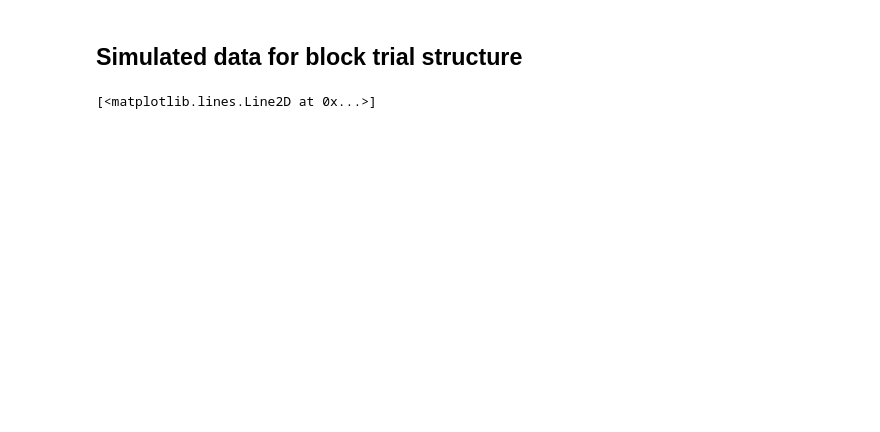
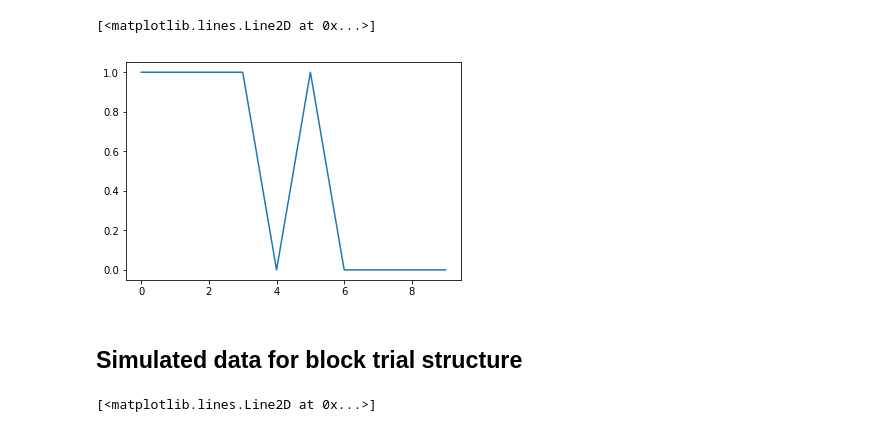
Before and after one commit to nhat-le/6-435-project, a Jupyter notebook: behrens_simulation.ipynb, the cells around one changed output. Saved outputs shown, nothing was run; the diff lists cells and outputs as text; code cells hidden in the pictures; blank space fills up the shorter version.

```diff
--- a/behrens_simulation.ipynb
+++ b/behrens_simulation.ipynb
@@ -9,0 +12,19 @@ from numba import jit
+# %%
+N = 10
+vsim = np.zeros(N)
+rsim = np.zeros(N)
+ysim = np.zeros(N)
+
+k = 0
+vsim[0] = np.random.rand() * 6 - 3
+rsim[0] = np.random.rand()
+ysim[0] = np.random.rand() < rsim[0]
+
+for i in range(1, N):
+    vsim[i] = np.random.normal(vsim[i - 1], np.exp(k))
+    r_candidate = -1
+    while r_candidate < 0 or r_candidate > 1:
+        print(i, vsim[i])
+        r_candidate = np.random.normal(rsim[i - 1], np.exp(vsim[i]))
+    rsim[i] = r_candidate
+    ysim[i] = np.random.rand() < rsim[i]
@@ -10,3 +49,8 @@ from numba import jit
+# %%
+plt.plot(ysim)
+# %% [output]
+[<matplotlib.lines.Line2D at 0x...>]
+[figure, added]
 # %% [markdown]
 ## Simulated data for block trial structure
 # %%
```
Also changed, not shown: parts of 21 cells of this notebook.
